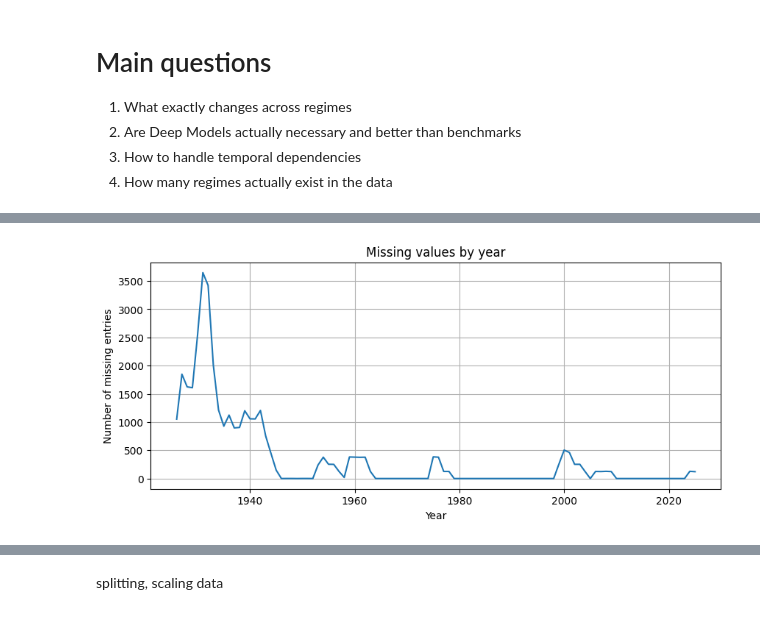
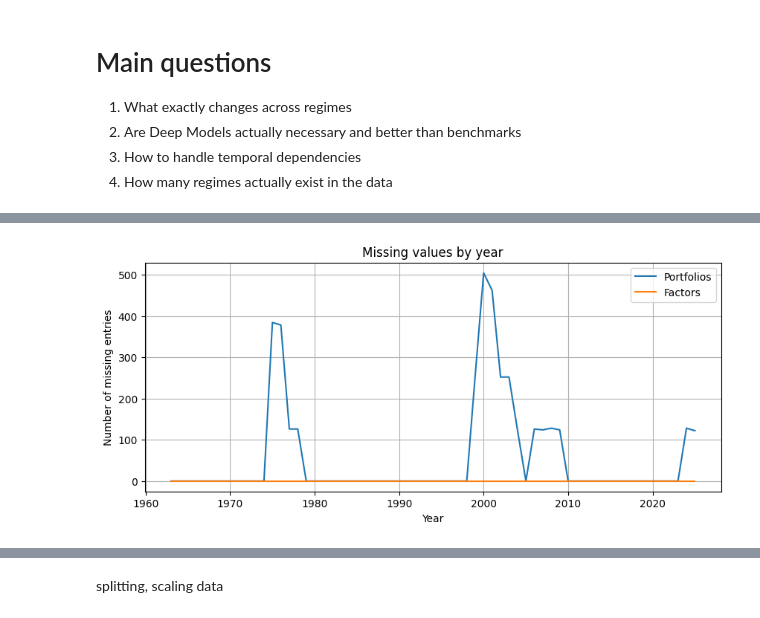
Before and after one commit to evucelic/Diplomski-Projekt, a Jupyter notebook: main.ipynb, the cells around one changed output, grey strips where cells are left out. Saved outputs shown, nothing was run; the diff lists cells and outputs as text; code cells hidden in the pictures.

```diff
--- a/main.ipynb
+++ b/main.ipynb
@@ -18,6 +20,6 @@ Mounted at /content/drive
 # %%
 data = pd.read_csv(
-    "/content/drive/MyDrive/data_dipl_proj/100_Portfolios_10x10_Daily_valueweighted.csv",
+    "/content/drive/MyDrive/data_dipl_proj/merged_100_portfolios_ff5_daily.csv",
     parse_dates=True,
     low_memory=False
 )
@@ -50,25 +52,32 @@ data = data.replace({
 
 data = data.apply(lambda col: pd.to_numeric(col, errors='coerce'))
 data = data / 100
-data.index = pd.to_datetime(data.index, format="%Y%m%d")
+data.index = pd.to_datetime(data.index, format="%Y-%m-%d")
 
 # main analysis, with nans which we will marginalize
 data_with_nans = data.astype(np.float32)
 data_nan_mask = data_with_nans.notna().astype(np.float32)
 # baseline, zero filled the nans
 data_zero_filled = data_with_nans.fillna(0.0)
-# robustness, smaller subsample with less nans overall
-data_filtered_sample = data[data.index > "1968-01-01"]
+# %%
+factor_cols = ["Mkt-RF", "SMB", "HML", "RMW", "CMA", "RF"]
+portfolio_cols = [c for c in data_with_nans.columns if c not in factor_cols]
+
+port = data_with_nans[portfolio_cols]
+factors = data_with_nans[factor_cols]
 # %%
-missing_by_year = data_with_nans.isna().groupby(data_with_nans.index.year).sum().sum(axis=1)
+missing_port_by_year = port.isna().groupby(port.index.year).sum().sum(axis=1)
+missing_factor_by_year = factors.isna().groupby(factors.index.year).sum().sum(axis=1)
 
 plt.figure(figsize=(10, 4))
-missing_by_year.plot()
+plt.plot(missing_port_by_year.index, missing_port_by_year, label="Portfolios")
+plt.plot(missing_factor_by_year.index, missing_factor_by_year, label="Factors")
 plt.title("Missing values by year")
 plt.xlabel("Year")
 plt.ylabel("Number of missing entries")
+plt.legend()
 plt.grid(True)
 plt.show()
 # %% [output]
-[figure, old version]
+[figure, new version]
 # %%
```
Also changed, not shown: parts of 13 cells of this notebook.
